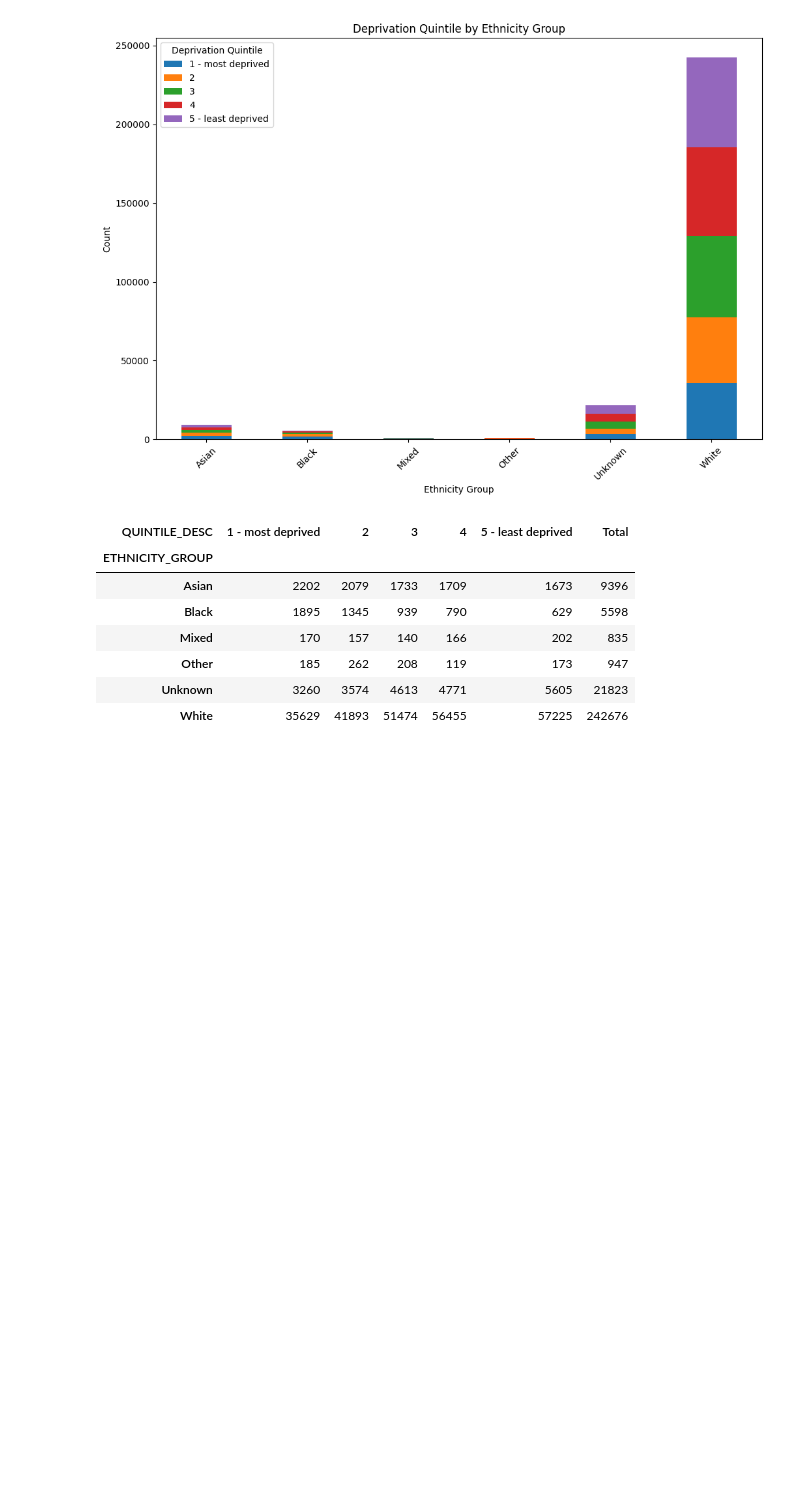
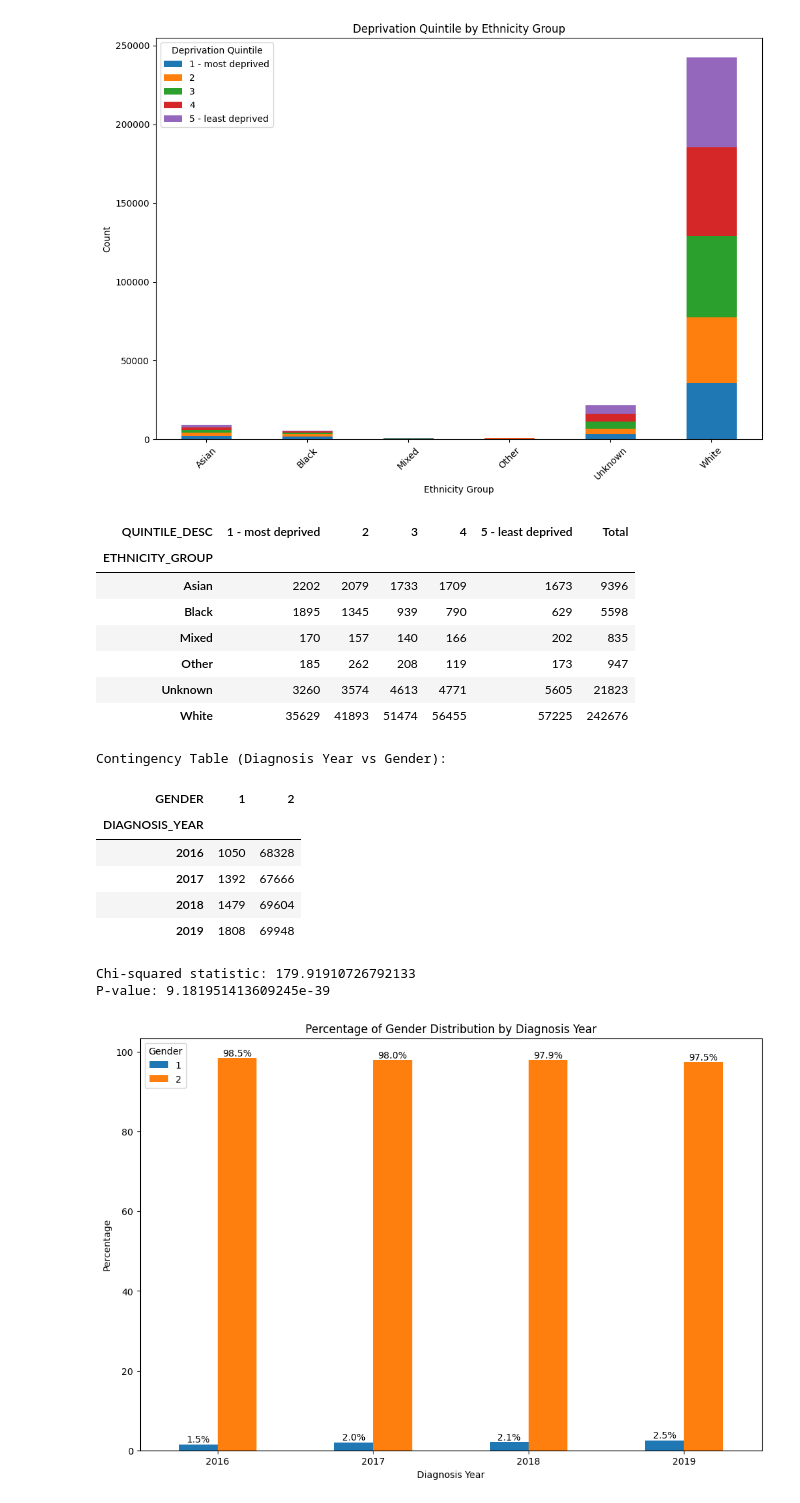
Before and after one commit to SharonOkolo/HDR-UK-Grp-7-Technical-Challenge, a Jupyter notebook: Breast_Cancer_Exploration.ipynb, the cells around one changed output. Drawn from its saved outputs; the diff is of its cells as text; code cells hidden in the pictures; blank space fills up the shorter version.

```diff
--- a/Breast_Cancer_Exploration.ipynb
+++ b/Breast_Cancer_Exploration.ipynb
@@ -611,3 +578,47 @@ display(contingency_table_eth_dep)
 | Other | 185 | 262 | 208 | 119 | 173 | 947 |
 | Unknown | 3260 | 3574 | 4613 | 4771 | 5605 | 21823 |
 | White | 35629 | 41893 | 51474 | 56455 | 57225 | 242676 |
+# %%
+from scipy.stats import chi2_contingency
+
+# Ensure 'DIAGNOSISDATEBEST' is in datetime format and extract the year
+patient_c50.loc[:, 'DIAGNOSIS_YEAR'] = pd.to_datetime(patient_c50['DIAGNOSISDATEBEST']).dt.year
+
+# Create a contingency table between DIAGNOSIS_YEAR and GENDER
+contingency_table_gender_year = pd.crosstab(patient_c50['DIAGNOSIS_YEAR'], patient_c50['GENDER'])
+
+# Perform the chi-squared test
+chi2_gender_year, p_gender_year, dof_gender_year, expected_gender_year = chi2_contingency(contingency_table_gender_year)
+
+print("Contingency Table (Diagnosis Year vs Gender):")
+display(contingency_table_gender_year)
+print(f"\nChi-squared statistic: {chi2_gender_year}")
+print(f"P-value: {p_gender_year}")
+
+# Calculate percentages
+contingency_table_percentage = contingency_table_gender_year.div(contingency_table_gender_year.sum(axis=1), axis=0) * 100
+
+# Visualize the relationship as a grouped bar plot showing percentages
+ax = contingency_table_percentage.plot(kind='bar', figsize=(12, 8))
+plt.title('Percentage of Gender Distribution by Diagnosis Year')
+plt.xlabel('Diagnosis Year')
+plt.ylabel('Percentage')
+plt.xticks(rotation=0)
+plt.legend(title='Gender')
+
+# Add percentage labels on top of the bars
+for container in ax.containers:
+    ax.bar_label(container, fmt='%.1f%%', label_type='edge')
+
+plt.show()
+# %% [output]
+Contingency Table (Diagnosis Year vs Gender):
+| GENDER | 1 | 2 |
+| DIAGNOSIS_YEAR |  |  |
+| 2016 | 1050 | 68328 |
+| 2017 | 1392 | 67666 |
+| 2018 | 1479 | 69604 |
+| 2019 | 1808 | 69948 |
+Chi-squared statistic: 179.91910726792133
+P-value: 9.181951413609245e-39
+[figure, added]
```
Also changed, not shown: parts of 14 cells of this notebook.
